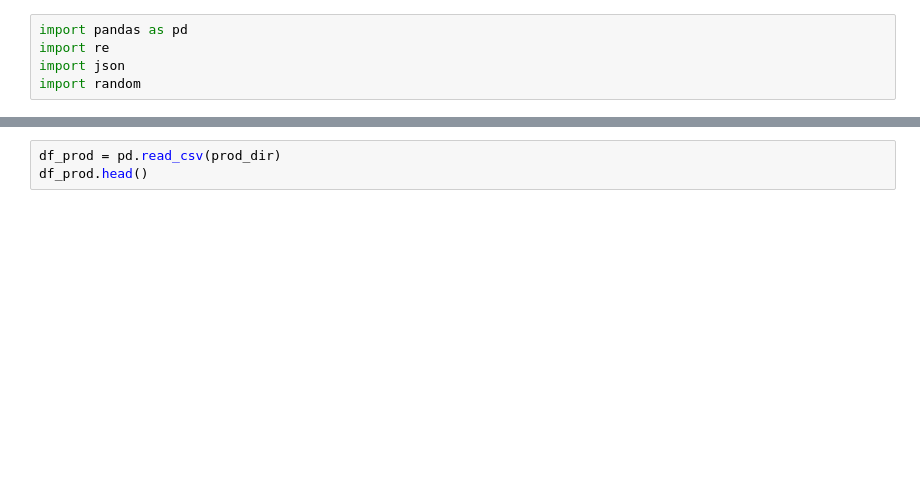
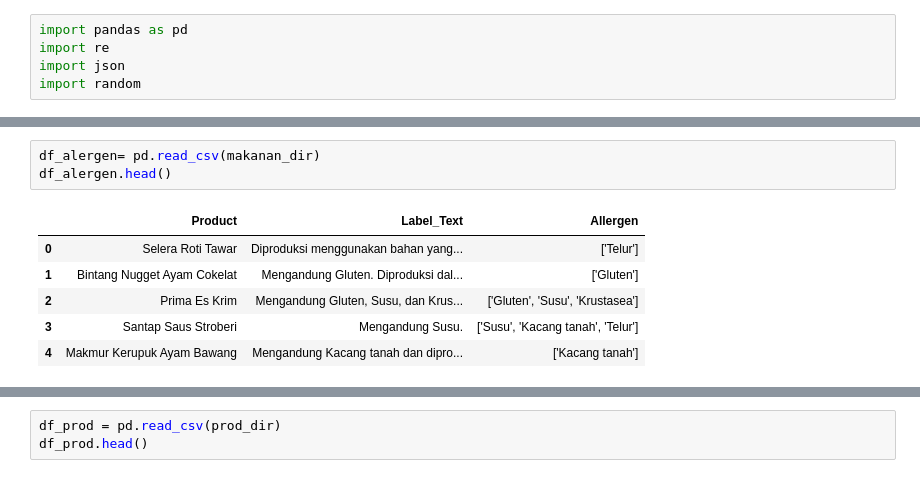
Before and after one commit to MarlynGellu/Streamlit-Data, a Jupyter notebook: testing/notebook.ipynb, the cells around one changed output, grey strips where cells are left out. Saved outputs shown, nothing was run; the diff lists cells and outputs as text; blank space fills up the shorter version.

```diff
--- a/testing/notebook.ipynb
+++ b/testing/notebook.ipynb
@@ -19,0 +72,10 @@ df_food.head()
+# %%
+df_alergen= pd.read_csv(makanan_dir)
+df_alergen.head()
+# %% [output]
+|  | Product | Label_Text | Allergen |
+| 0 | Selera Roti Tawar | Diproduksi menggunakan bahan yang... | ['Telur'] |
+| 1 | Bintang Nugget Ayam Cokelat | Mengandung Gluten. Diproduksi dal... | ['Gluten'] |
+| 2 | Prima Es Krim | Mengandung Gluten, Susu, dan Krus... | ['Gluten', 'Susu', 'Krustasea'] |
+| 3 | Santap Saus Stroberi | Mengandung Susu. | ['Susu', 'Kacang tanah', 'Telur'] |
+| 4 | Makmur Kerupuk Ayam Bawang | Mengandung Kacang tanah dan dipro... | ['Kacang tanah'] |
```
Also changed, not shown: parts of 35 cells of this notebook.
